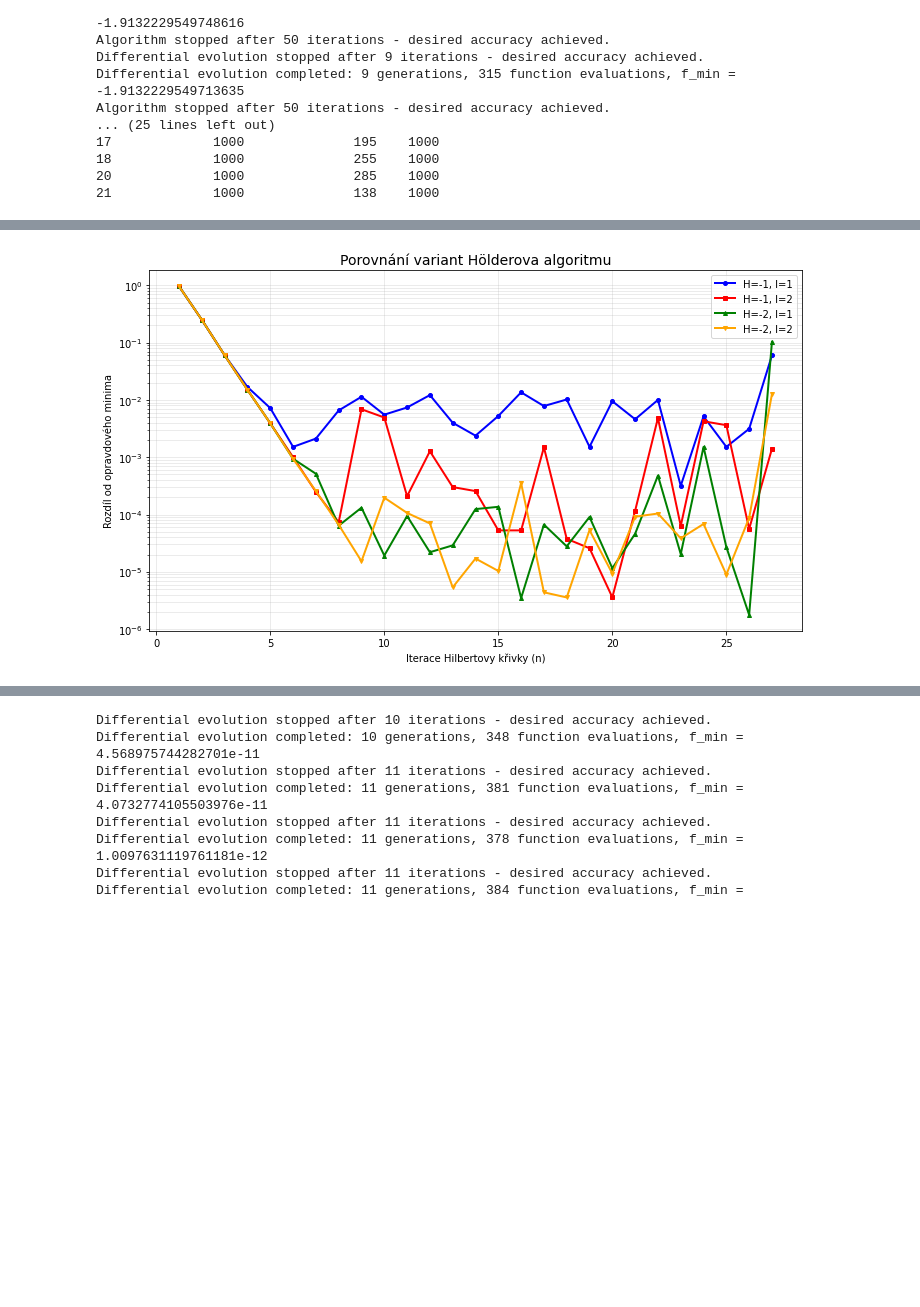
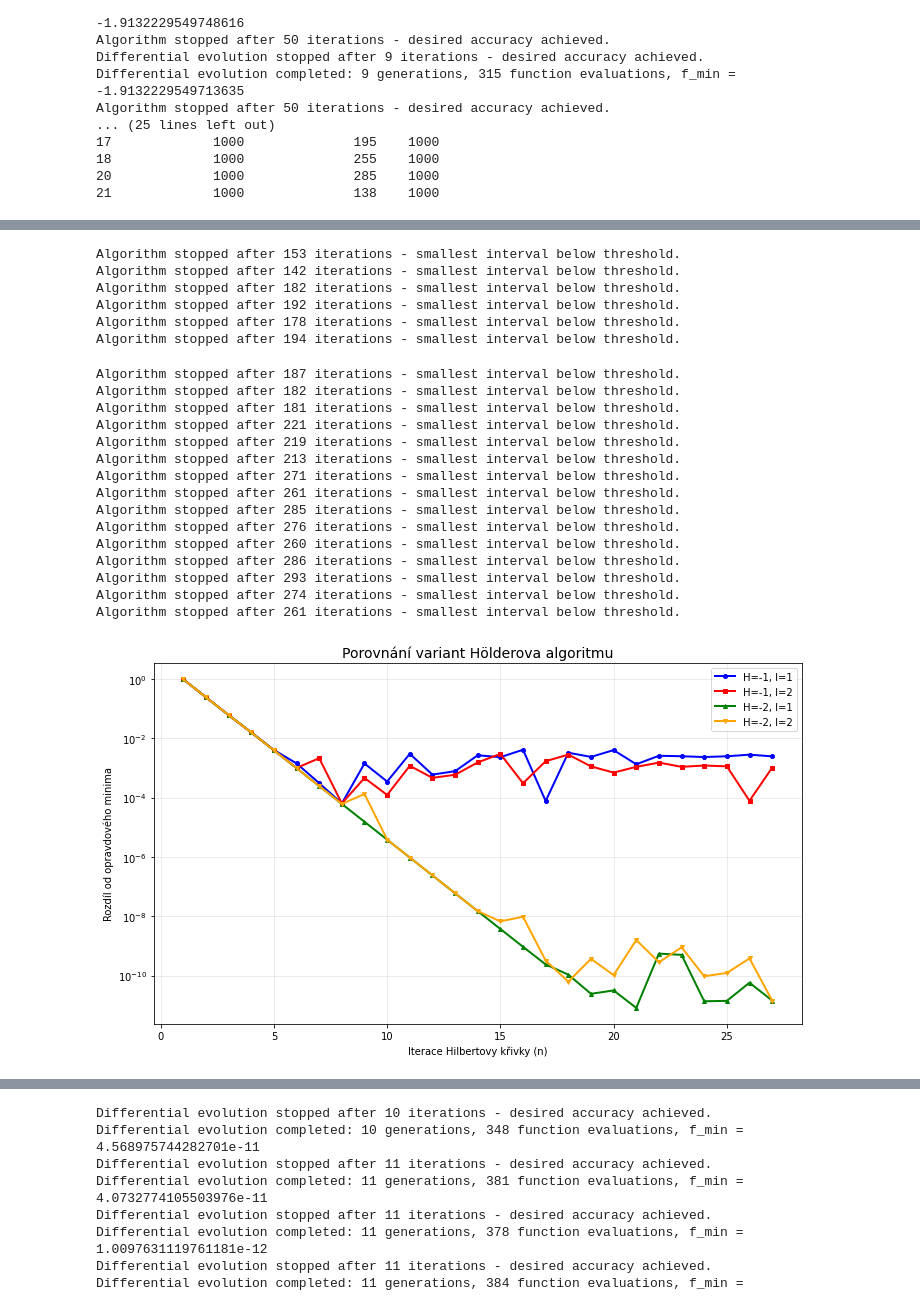
Before and after one commit to NIE0087/BP---prostor-vyplnujici-krivky, a Jupyter notebook: example2Dmainstream.ipynb, the cells around one changed output, grey strips where cells are left out. Drawn from its saved outputs; the diff is of its cells as text; code cells hidden in the pictures; blank space fills up the shorter version.

```diff
--- a/example2Dmainstream.ipynb
+++ b/example2Dmainstream.ipynb
@@ -349,5 +286,26 @@ y_max3 = 10
 true_min3 = 0.0
 # %%
-h2d.compare_holder_variants(r=1.2, eps=1e-8, max_iter=300, N_vals=[1,2,3,4,5,6,7,8,9,10,11,12,13,14,15,16,17,18,19,20,21,22,23,24,25,26,27], whatFunc=2, true_min=true_min3)
+h2d.compare_holder_variants(r=1.12, eps=1e-8, max_iter=300, N_vals=[1,2,3,4,5,6,7,8,9,10,11,12,13,14,15,16,17,18,19,20,21,22,23,24,25,26,27], whatFunc=2, true_min=true_min3)
 # %% [output]
+Algorithm stopped after 153 iterations - smallest interval below threshold.
+Algorithm stopped after 142 iterations - smallest interval below threshold.
+Algorithm stopped after 182 iterations - smallest interval below threshold.
+Algorithm stopped after 192 iterations - smallest interval below threshold.
+Algorithm stopped after 178 iterations - smallest interval below threshold.
+Algorithm stopped after 194 iterations - smallest interval below threshold.
+Algorithm stopped after 187 iterations - smallest interval below threshold.
+Algorithm stopped after 182 iterations - smallest interval below threshold.
+Algorithm stopped after 181 iterations - smallest interval below threshold.
+Algorithm stopped after 221 iterations - smallest interval below threshold.
+Algorithm stopped after 219 iterations - smallest interval below threshold.
+Algorithm stopped after 213 iterations - smallest interval below threshold.
+Algorithm stopped after 271 iterations - smallest interval below threshold.
+Algorithm stopped after 261 iterations - smallest interval below threshold.
+Algorithm stopped after 285 iterations - smallest interval below threshold.
+Algorithm stopped after 276 iterations - smallest interval below threshold.
+Algorithm stopped after 260 iterations - smallest interval below threshold.
+Algorithm stopped after 286 iterations - smallest interval below threshold.
+Algorithm stopped after 293 iterations - smallest interval below threshold.
+Algorithm stopped after 274 iterations - smallest interval below threshold.
+Algorithm stopped after 261 iterations - smallest interval below threshold.
-[figure, old version]
+[figure, new version]
```
Also changed, not shown: parts of 25 cells of this notebook, 12 other files.
